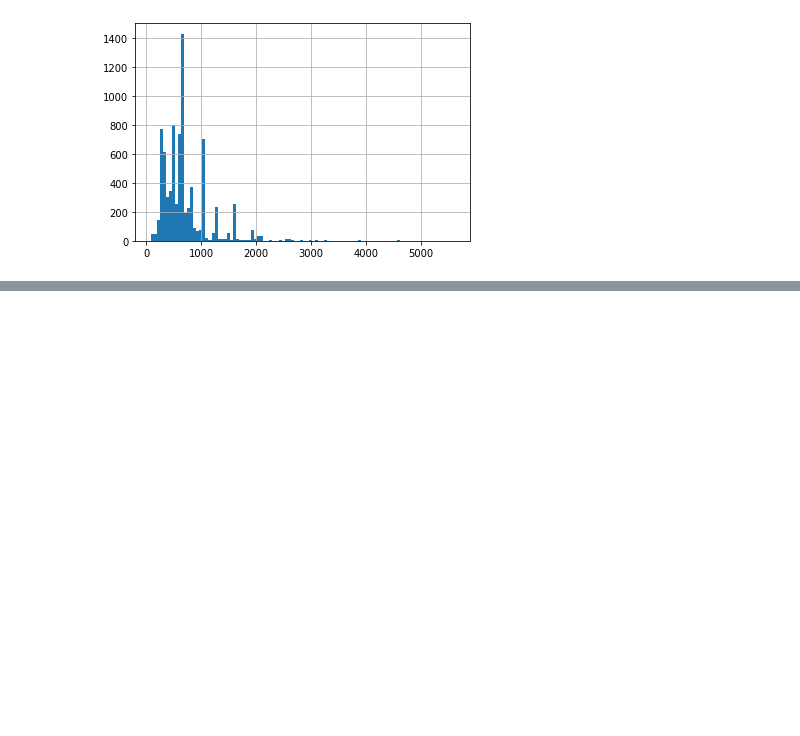
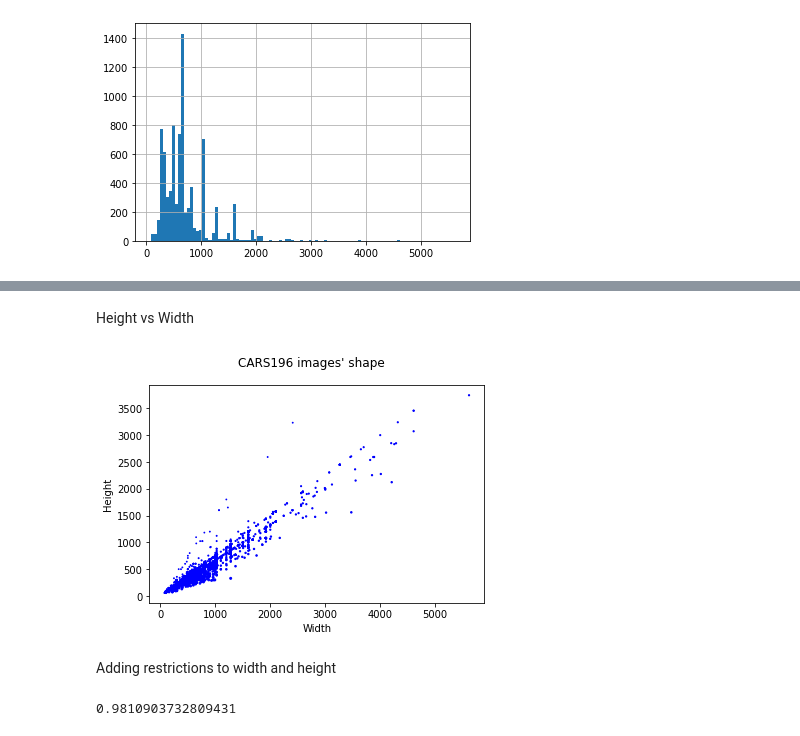
Before and after one commit to h31d1/BetaVAE, a Jupyter notebook: DataAnalysis.ipynb, the cells around one changed output, grey strips where cells are left out. Saved outputs shown, nothing was run; the diff lists cells and outputs as text; code cells hidden in the pictures; blank space fills up the shorter version.

```diff
--- a/DataAnalysis.ipynb
+++ b/DataAnalysis.ipynb
@@ -81,0 +98,19 @@ df.describe()
+# %% [markdown]
+Height vs Width
+# %%
+plt.figure() #figsize=(10,10))
+plt.scatter(x=df.width.values,y=df.height.values,s=df.ratio.values,c="blue")
+plt.xlabel("Width")
+plt.ylabel("Height")
+plt.suptitle("CARS196 images' shape")
+plt.show()
+# %% [output]
+[figure, added]
+# %% [markdown]
+Adding restrictions to width and height
+# %%
+cond1 = df["width"]<=2000
+cond2 = df["height"]<=1500
+df[cond1 & cond2].shape[0]/df.shape[0]
+# %% [output]
+0.9810903732809431
```
Also changed, not shown: parts of 37 cells of this notebook, 1 other file.
